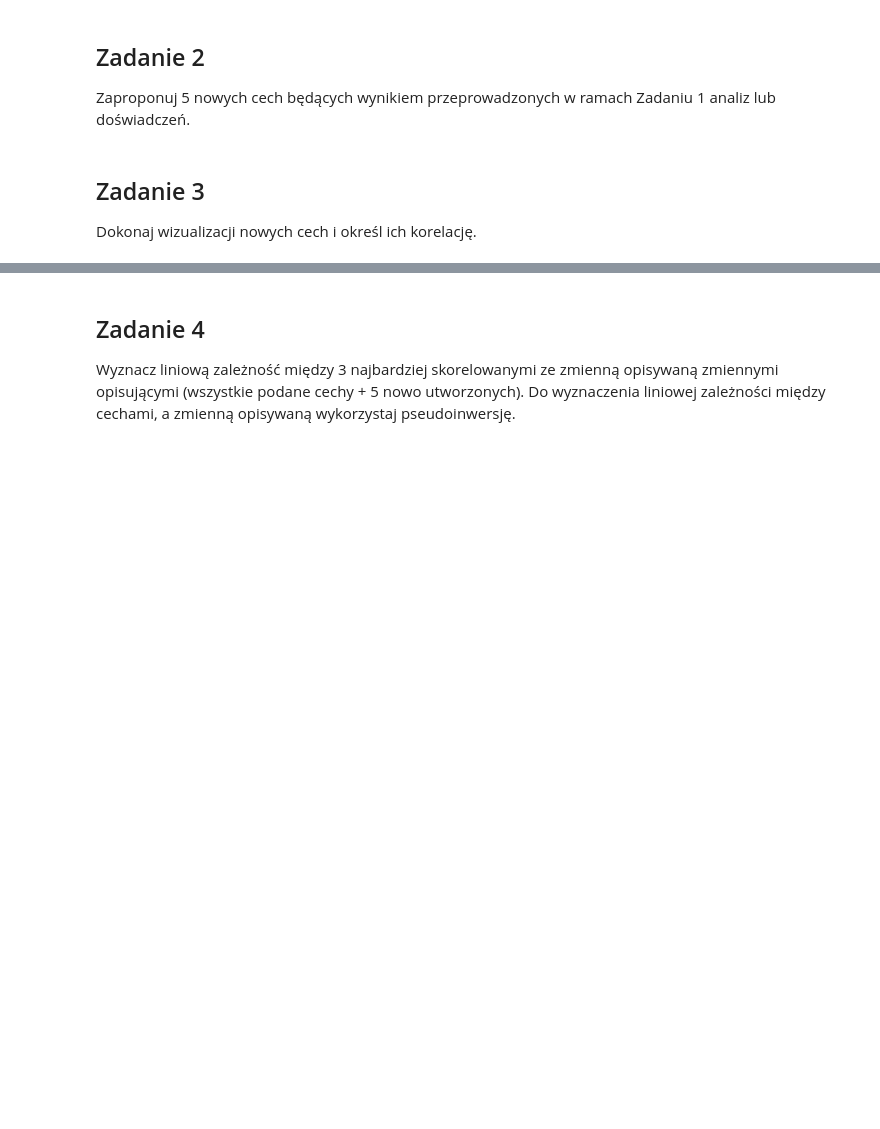
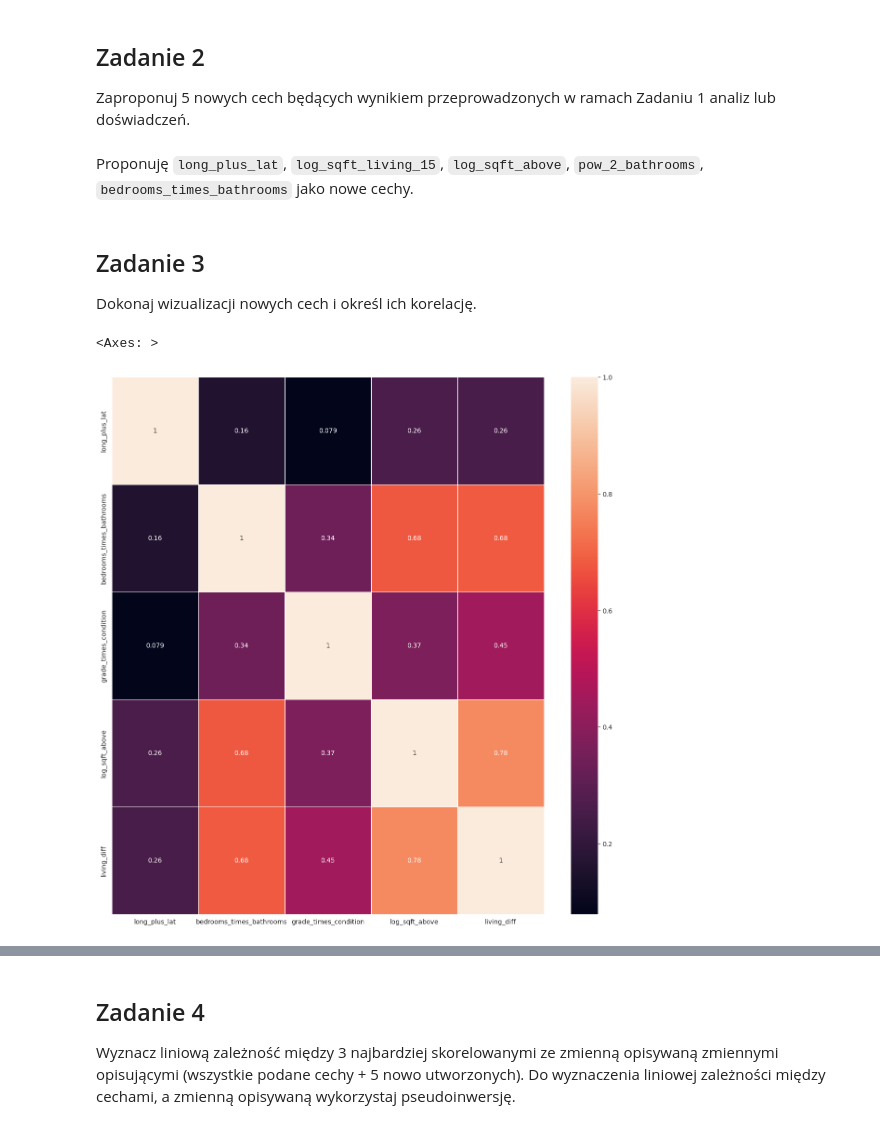
Before and after one commit to legeof008/saris-2024, a Jupyter notebook: projekt/ZMUM - Projekt Indywidualny.ipynb, the cells around one changed output, grey strips where cells are left out. Drawn from its saved outputs; the diff is of its cells as text; code cells hidden in the pictures; blank space fills up the shorter version.

```diff
--- a/projekt/ZMUM - Projekt Indywidualny.ipynb
+++ b/projekt/ZMUM - Projekt Indywidualny.ipynb
@@ -140,6 +184,16 @@ Skośność danych może mieć katastrofalny skutek dla predykcji modelem poniew
 # %% [markdown]
 ## Zadanie 2
 Zaproponuj 5 nowych cech będących wynikiem przeprowadzonych w ramach Zadaniu 1 analiz lub doświadczeń.
+# %% [markdown]
+Proponuję `long_plus_lat`, `log_sqft_living_15`, `log_sqft_above`, `pow_2_bathrooms`, `bedrooms_times_bathrooms` jako nowe cechy.
 # %% [markdown]
 ## Zadanie 3
 Dokonaj wizualizacji nowych cech i określ ich korelację.
+# %%
+new_features = ['long_plus_lat', 'bedrooms_times_bathrooms','grade_times_condition', 'log_sqft_above','living_diff' ]
+corr_matrix = df[new_features].corr()
+fig, ax = plt.subplots(figsize=(15,15))
+sn.heatmap(corr_matrix, annot=True, linewidths=.5)
+# %% [output]
+<Axes: >
+[figure, added]
```
Also changed, not shown: parts of 6 cells of this notebook, 2 other files.
